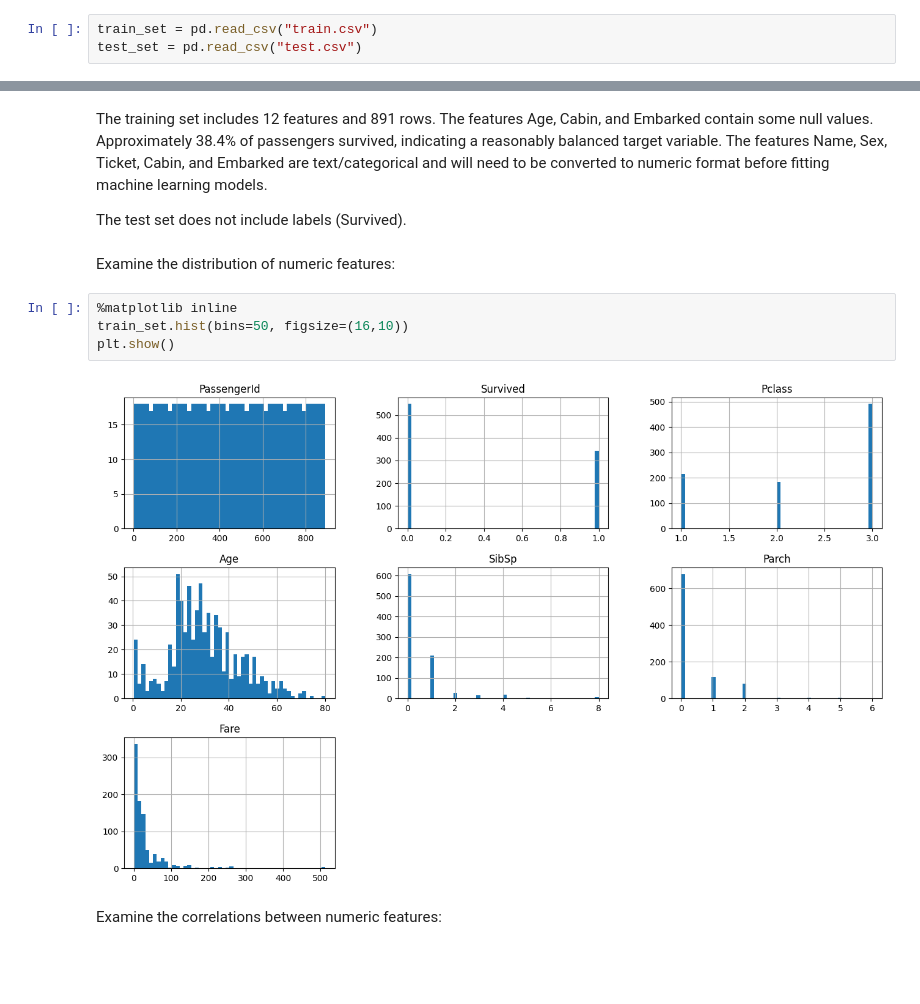
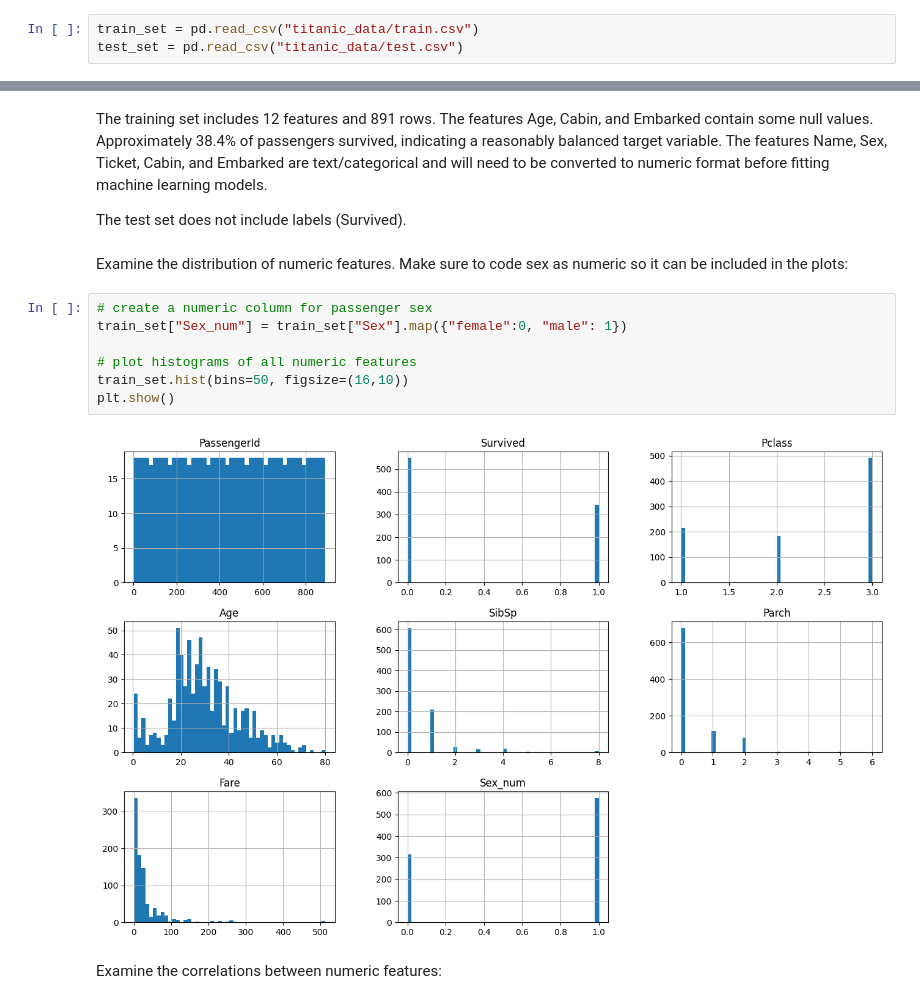
Before and after one commit to AbigailDerton/titanic-ml, a Jupyter notebook: Titanic_Survival_Kaggle.ipynb, the cells around one changed output, grey strips where cells are left out. Cells and saved outputs as stored; diff of their text form; blank space fills up the shorter version.

Commit message:
Includes exploratory plots

```diff
--- a/Titanic_Survival_Kaggle.ipynb
+++ b/Titanic_Survival_Kaggle.ipynb
@@ -30,8 +34,8 @@ import matplotlib.pyplot as plt # for data visualization
 # %% [markdown]
 Load the data:
 # %%
-train_set = pd.read_csv("train.csv")
-test_set = pd.read_csv("test.csv")
+train_set = pd.read_csv("titanic_data/train.csv")
+test_set = pd.read_csv("titanic_data/test.csv")
 # %% [markdown]
 ## 2. Explore and visualize key features
 # %% [markdown]
@@ -81,13 +85,16 @@ print(test_set.shape) # number of rows and columns
 The training set includes 12 features and 891 rows. The features Age, Cabin, and Embarked contain some null values. Approximately 38.4% of passengers survived, indicating a reasonably balanced target variable. The features Name, Sex, Ticket, Cabin, and Embarked are text/categorical and will need to be converted to numeric format before fitting machine learning models.
 
 The test set does not include labels (Survived).
-# %% [markdown]
-Examine the distribution of numeric features:
+# %% [markdown]
+Examine the distribution of numeric features. Make sure to code sex as numeric so it can be included in the plots:
 # %%
-%matplotlib inline
+# create a numeric column for passenger sex
+train_set["Sex_num"] = train_set["Sex"].map({"female":0, "male": 1})
+
+# plot histograms of all numeric features
 train_set.hist(bins=50, figsize=(16,10))
 plt.show()
 # %% [output]
-[figure, old version]
+[figure, new version]
 # %% [markdown]
 Examine the correlations between numeric features:
```
Also changed, not shown: parts of 1 cell of this notebook.
